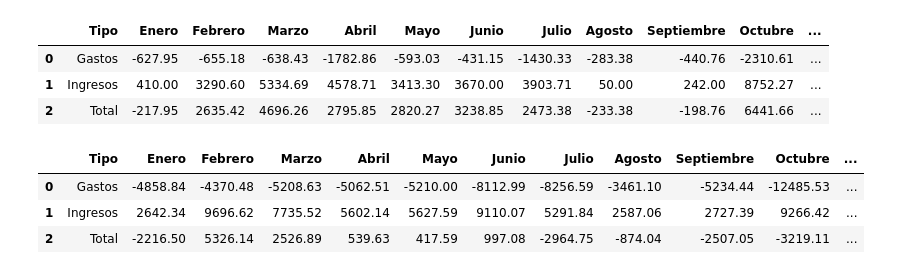
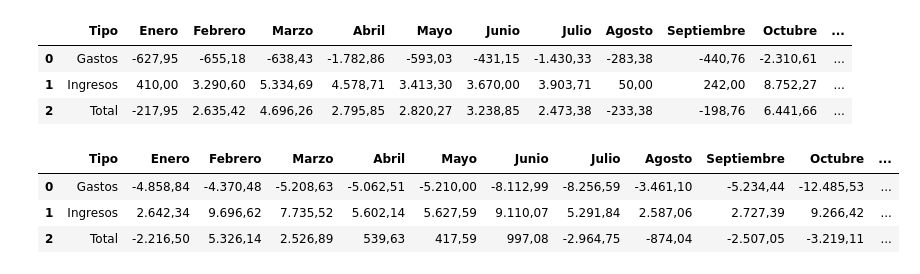
Before and after one commit to dvillaj/MoneyManagerEx-Analysis, a Jupyter notebook: Contabilidad.ipynb, the cells around one changed output. Saved outputs shown, nothing was run; the diff lists cells and outputs as text; code cells hidden in the pictures.

```diff
--- a/Contabilidad.ipynb
+++ b/Contabilidad.ipynb
@@ -4,7 +4,7 @@ import pandas as pd
 import warnings
 warnings.simplefilter(action='ignore', category=FutureWarning)
 # %%
-df = pd.read_csv("M.csv") \
+df = pd.read_csv("data/M.csv") \
                 .pipe(clean_data)
 # %%
 df_despacho = df.pipe(return_despacho_movements)
@@ -15,14 +12,20 @@ df_hogar = df.pipe(return_hogar_movements)
 # %%
-df_despacho.pipe(pivot_by_category_totals, ["Tipo"])
+(df_despacho
+     .pipe(pivot_by_category_totals, ["Tipo"])
+     .pipe(style_locale_es)
+ )
 # %% [output]
 |  | Tipo | Enero | Febrero | Marzo | Abril | Mayo | Junio | Julio | Agosto | Septiembre | Octubre | ... |
-| 0 | Gastos | -627.95 | -655.18 | -638.43 | -1782.86 | -593.03 | -431.15 | -1430.33 | -283.38 | -440.76 | -2310.61 | ... |
-| 1 | Ingresos | 410.00 | 3290.60 | 5334.69 | 4578.71 | 3413.30 | 3670.00 | 3903.71 | 50.00 | 242.00 | 8752.27 | ... |
-| 2 | Total | -217.95 | 2635.42 | 4696.26 | 2795.85 | 2820.27 | 3238.85 | 2473.38 | -233.38 | -198.76 | 6441.66 | ... |
+| 0 | Gastos | -627,95 | -655,18 | -638,43 | -1.782,86 | -593,03 | -431,15 | -1.430,33 | -283,38 | -440,76 | -2.310,61 | ... |
+| 1 | Ingresos | 410,00 | 3.290,60 | 5.334,69 | 4.578,71 | 3.413,30 | 3.670,00 | 3.903,71 | 50,00 | 242,00 | 8.752,27 | ... |
+| 2 | Total | -217,95 | 2.635,42 | 4.696,26 | 2.795,85 | 2.820,27 | 3.238,85 | 2.473,38 | -233,38 | -198,76 | 6.441,66 | ... |
 # %%
-df_hogar.pipe(pivot_by_category_totals, ["Tipo"])
+(df_hogar
+     .pipe(pivot_by_category_totals, ["Tipo"])
+     .pipe(style_locale_es)
+ )
 # %% [output]
 |  | Tipo | Enero | Febrero | Marzo | Abril | Mayo | Junio | Julio | Agosto | Septiembre | Octubre | ... |
-| 0 | Gastos | -4858.84 | -4370.48 | -5208.63 | -5062.51 | -5210.00 | -8112.99 | -8256.59 | -3461.10 | -5234.44 | -12485.53 | ... |
-| 1 | Ingresos | 2642.34 | 9696.62 | 7735.52 | 5602.14 | 5627.59 | 9110.07 | 5291.84 | 2587.06 | 2727.39 | 9266.42 | ... |
-| 2 | Total | -2216.50 | 5326.14 | 2526.89 | 539.63 | 417.59 | 997.08 | -2964.75 | -874.04 | -2507.05 | -3219.11 | ... |
+| 0 | Gastos | -4.858,84 | -4.370,48 | -5.208,63 | -5.062,51 | -5.210,00 | -8.112,99 | -8.256,59 | -3.461,10 | -5.234,44 | -12.485,53 | ... |
+| 1 | Ingresos | 2.642,34 | 9.696,62 | 7.735,52 | 5.602,14 | 5.627,59 | 9.110,07 | 5.291,84 | 2.587,06 | 2.727,39 | 9.266,42 | ... |
+| 2 | Total | -2.216,50 | 5.326,14 | 2.526,89 | 539,63 | 417,59 | 997,08 | -2.964,75 | -874,04 | -2.507,05 | -3.219,11 | ... |
```
Also changed, not shown: parts of 2 cells of this notebook, 12 other files.
